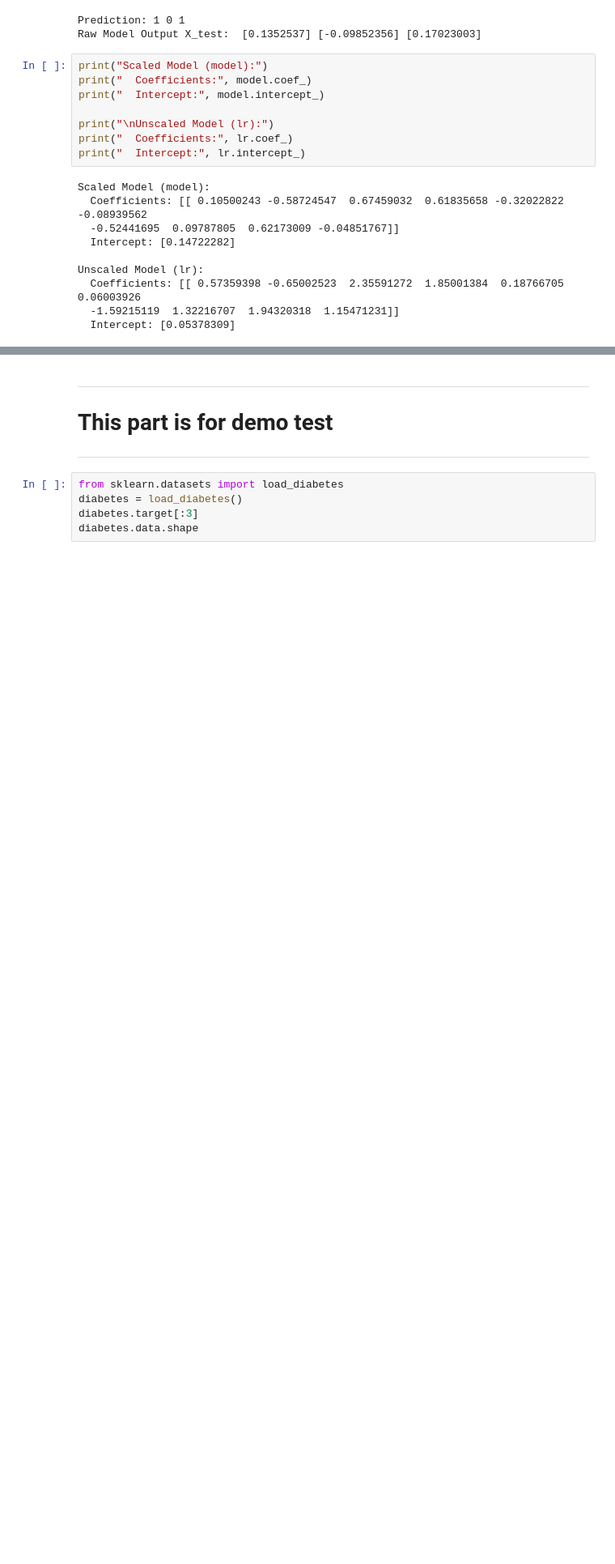
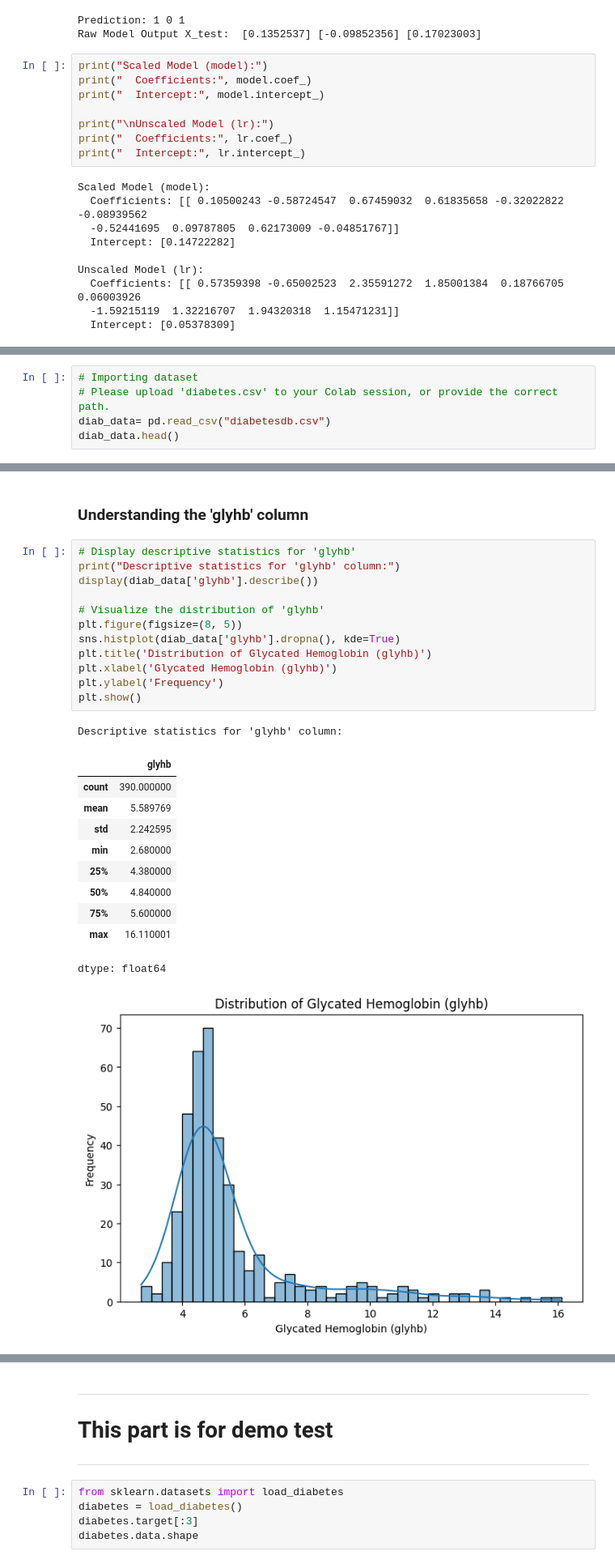
Before and after one commit to Thaer-F-Ali/Logistitc_Regression_Implimitation, a Jupyter notebook: logistic_regression_implimintaion.ipynb, the cells around one changed output, grey strips where cells are left out. Shown at 81% size. Drawn from its saved outputs; the diff is of its cells as text; blank space fills up the shorter version.

```diff
--- a/logistic_regression_implimintaion.ipynb
+++ b/logistic_regression_implimintaion.ipynb
@@ -156,0 +200,5 @@ Unscaled Model (lr):
+# %%
+# Importing dataset
+# Please upload 'diabetes.csv' to your Colab session, or provide the correct path.
+diab_data= pd.read_csv("diabetesdb.csv")
+diab_data.head()
@@ -156,0 +212,27 @@ Unscaled Model (lr):
+# %% [markdown]
+### Understanding the 'glyhb' column
+# %%
+# Display descriptive statistics for 'glyhb'
+print("Descriptive statistics for 'glyhb' column:")
+display(diab_data['glyhb'].describe())
+
+# Visualize the distribution of 'glyhb'
+plt.figure(figsize=(8, 5))
+sns.histplot(diab_data['glyhb'].dropna(), kde=True)
+plt.title('Distribution of Glycated Hemoglobin (glyhb)')
+plt.xlabel('Glycated Hemoglobin (glyhb)')
+plt.ylabel('Frequency')
+plt.show()
+# %% [output]
+Descriptive statistics for 'glyhb' column:
+|  | glyhb |
+| count | 390.000000 |
+| mean | 5.589769 |
+| std | 2.242595 |
+| min | 2.680000 |
+| 25% | 4.380000 |
+| 50% | 4.840000 |
+| 75% | 5.600000 |
+| max | 16.110001 |
+dtype: float64
+[figure, added]
```
Also changed, not shown: parts of 8 cells of this notebook.
